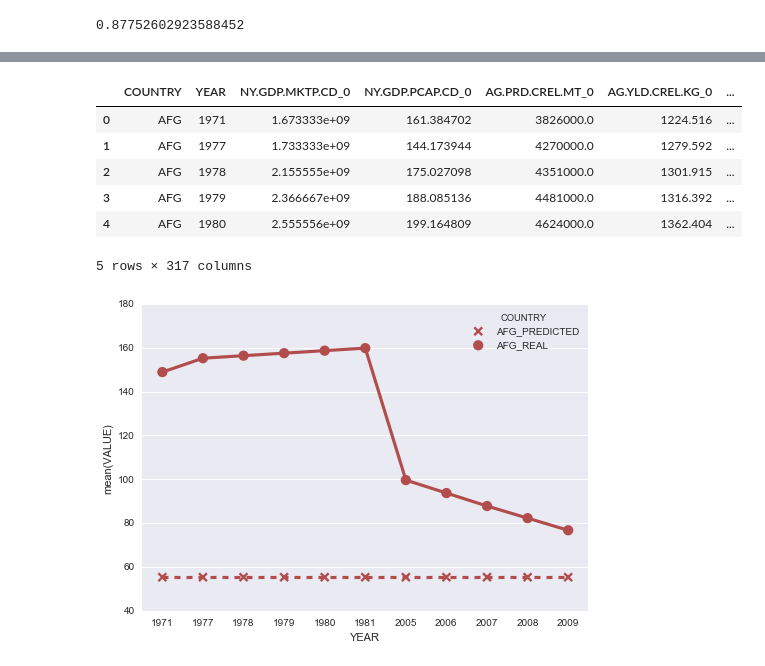
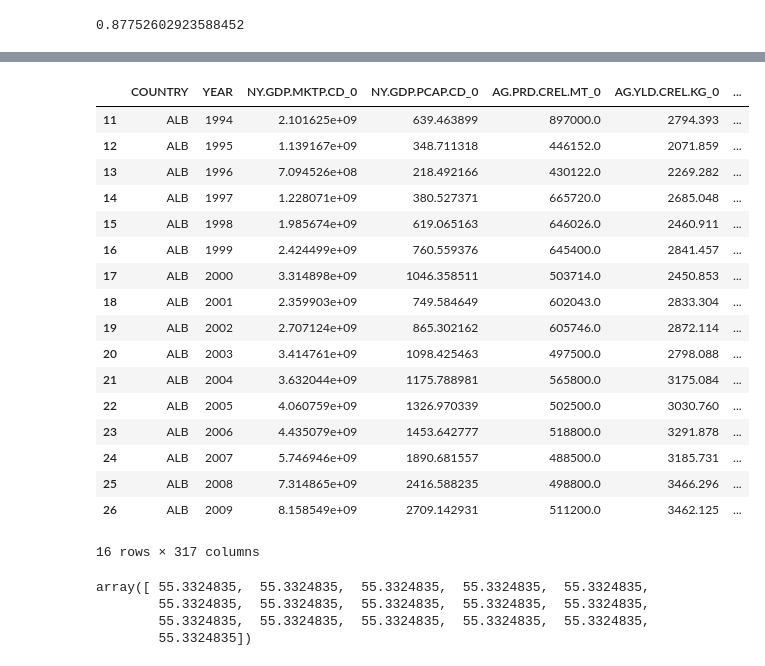
Before and after one commit to jgzuke/KaggleScripts, a Jupyter notebook: WorldDevelopment/Training.ipynb, the cells around one changed output, grey strips where cells are left out. Drawn from its saved outputs; the diff is of its cells as text; code cells hidden in the pictures.

Commit message:
reuse graphing

```diff
--- a/WorldDevelopment/Training.ipynb
+++ b/WorldDevelopment/Training.ipynb
@@ -113,11 +110,0 @@ plotData.head()
-# %%
-plotData.IsPredicted = [False] * len(plotData)
-plotData.head()
-# %% [output]
-|  | COUNTRY | YEAR | NY.GDP.MKTP.CD_0 | NY.GDP.PCAP.CD_0 | AG.PRD.CREL.MT_0 | AG.YLD.CREL.KG_0 | ... |
-| 0 | AFG | 1971 | 1.673333e+09 | 161.384702 | 3826000.0 | 1224.516 | ... |
-| 1 | AFG | 1977 | 1.733333e+09 | 144.173944 | 4270000.0 | 1279.592 | ... |
-| 2 | AFG | 1978 | 2.155555e+09 | 175.027098 | 4351000.0 | 1301.915 | ... |
-| 3 | AFG | 1979 | 2.366667e+09 | 188.085136 | 4481000.0 | 1316.392 | ... |
-| 4 | AFG | 1980 | 2.555556e+09 | 199.164809 | 4624000.0 | 1362.404 | ... |
-5 rows × 317 columns
@@ -132,8 +110,0 @@ a = pd.DataFrame(predictions, columns=['COUNTRY', 'YEAR', 'VALUE', 'IS_PREDICTED
-# %%
-linestyles = ["--", "-"]*len(new.YEAR)
-markers= ["x", "o"]*len(new.YEAR)
-palette = np.repeat(sb.color_palette("Set1", n_colors=len(new.YEAR), desat=.5), 2, axis=0)
-
-graph = sb.pointplot(x='YEAR', y='VALUE', hue='COUNTRY', linestyles=linestyles, markers=markers, palette=palette, data=a)
-# %% [output]
-[figure, removed]
@@ -139,0 +113,34 @@ graph = sb.pointplot(x='YEAR', y='VALUE', hue='COUNTRY', linestyles=linestyles,
+# %%
+country = 'ALB'
+indices = (X.COUNTRY == country)
+realValues = y[indices].YEAR_4
+plotData = X[indices]
+plotData
+# %% [output]
+|  | COUNTRY | YEAR | NY.GDP.MKTP.CD_0 | NY.GDP.PCAP.CD_0 | AG.PRD.CREL.MT_0 | AG.YLD.CREL.KG_0 | ... |
+| 11 | ALB | 1994 | 2.101625e+09 | 639.463899 | 897000.0 | 2794.393 | ... |
+| 12 | ALB | 1995 | 1.139167e+09 | 348.711318 | 446152.0 | 2071.859 | ... |
+| 13 | ALB | 1996 | 7.094526e+08 | 218.492166 | 430122.0 | 2269.282 | ... |
+| 14 | ALB | 1997 | 1.228071e+09 | 380.527371 | 665720.0 | 2685.048 | ... |
+| 15 | ALB | 1998 | 1.985674e+09 | 619.065163 | 646026.0 | 2460.911 | ... |
+| 16 | ALB | 1999 | 2.424499e+09 | 760.559376 | 645400.0 | 2841.457 | ... |
+| 17 | ALB | 2000 | 3.314898e+09 | 1046.358511 | 503714.0 | 2450.853 | ... |
+| 18 | ALB | 2001 | 2.359903e+09 | 749.584649 | 602043.0 | 2833.304 | ... |
+| 19 | ALB | 2002 | 2.707124e+09 | 865.302162 | 605746.0 | 2872.114 | ... |
+| 20 | ALB | 2003 | 3.414761e+09 | 1098.425463 | 497500.0 | 2798.088 | ... |
+| 21 | ALB | 2004 | 3.632044e+09 | 1175.788981 | 565800.0 | 3175.084 | ... |
+| 22 | ALB | 2005 | 4.060759e+09 | 1326.970339 | 502500.0 | 3030.760 | ... |
+| 23 | ALB | 2006 | 4.435079e+09 | 1453.642777 | 518800.0 | 3291.878 | ... |
+| 24 | ALB | 2007 | 5.746946e+09 | 1890.681557 | 488500.0 | 3185.731 | ... |
+| 25 | ALB | 2008 | 7.314865e+09 | 2416.588235 | 498800.0 | 3466.296 | ... |
+| 26 | ALB | 2009 | 8.158549e+09 | 2709.142931 | 511200.0 | 3462.125 | ... |
+16 rows × 317 columns
+# %%
+dataPoints = []
+predictions = clf.predict(plotData.drop(['COUNTRY', 'YEAR'], axis=1))
+predictions
+# %% [output]
+array([ 55.3324835,  55.3324835,  55.3324835,  55.3324835,  55.3324835,
+        55.3324835,  55.3324835,  55.3324835,  55.3324835,  55.3324835,
+        55.3324835,  55.3324835,  55.3324835,  55.3324835,  55.3324835,
+        55.3324835])
```
Also changed, not shown: parts of 4 cells of this notebook.
